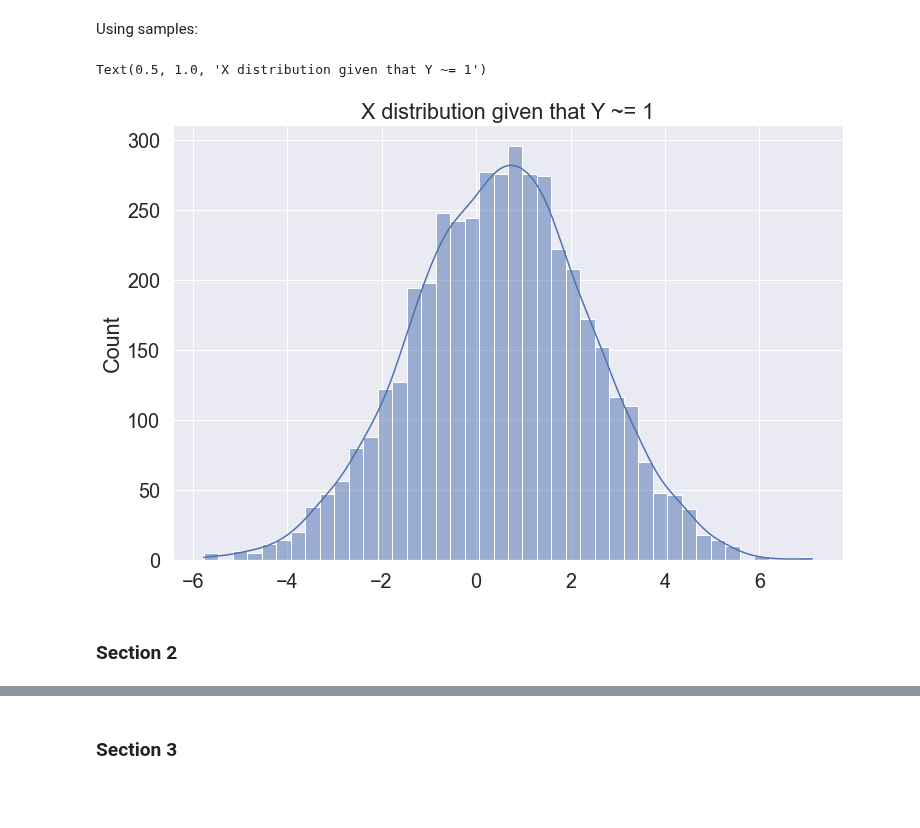
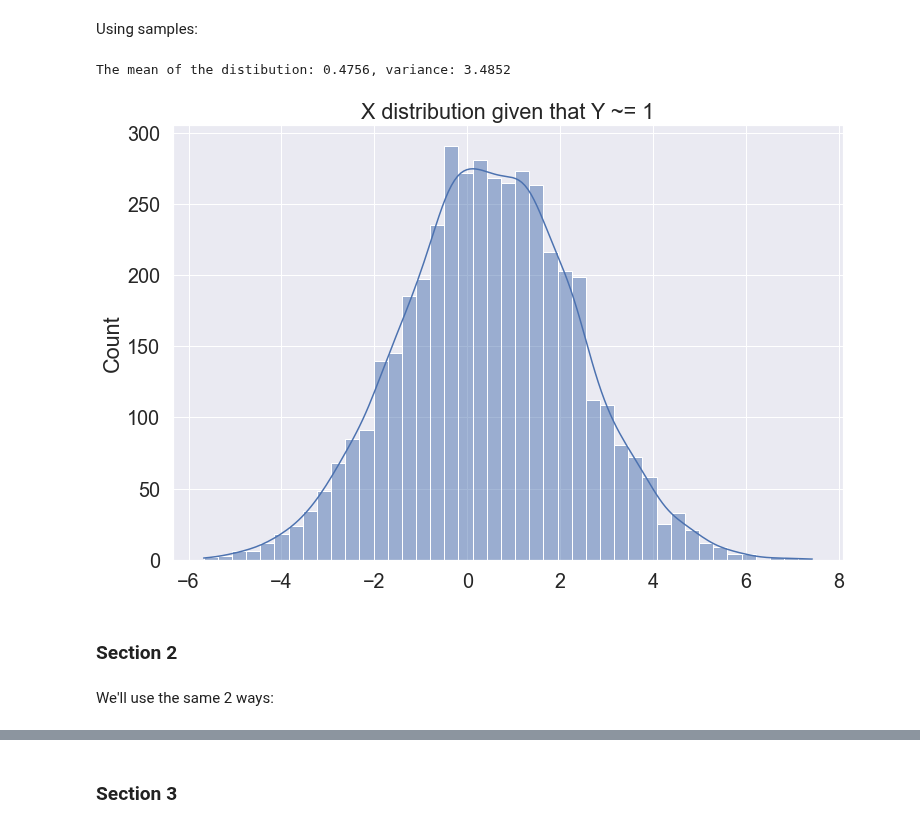
Before and after one commit to EyalMichaeli/IDC_masters, a Jupyter notebook: semester_2/stat/Exercises/Eyal/EX2/hw2.ipynb, the cells around one changed output, grey strips where cells are left out. Cells and saved outputs as stored; diff of their text form; code cells hidden in the pictures; blank space fills up the shorter version.

```diff
--- a/semester_2/stat/Exercises/Eyal/EX2/hw2.ipynb
+++ b/semester_2/stat/Exercises/Eyal/EX2/hw2.ipynb
@@ -364,10 +436,16 @@ samples = np.random.multivariate_normal(mean=MEAN, cov=COV, size=SIZE)
 x, y, z = samples[: , 0], samples[: , 1], samples[: , 2]
 # %%
 y_is_1_indices = np.where( (y > 0.99) & (y < 1.01) )
-sns.histplot(x[y_is_1_indices], kde=True)
+x_values = x[y_is_1_indices]
+
+sns.histplot(x_values, kde=True)
 plt.title("X distribution given that Y ~= 1")
+
+print(f"\n\nThe mean of the distibution: {x_values.mean():.4f}, variance: {x_values.std()**2:.4f}\n\n")
 # %% [output]
-Text(0.5, 1.0, 'X distribution given that Y ~= 1')
+The mean of the distibution: 0.4756, variance: 3.4852
-[figure, old version]
+[figure, new version]
 # %% [markdown]
 ### Section 2
+# %% [markdown]
+We'll use the same 2 ways:
```
Also changed, not shown: parts of 67 cells of this notebook, 12 other files.
